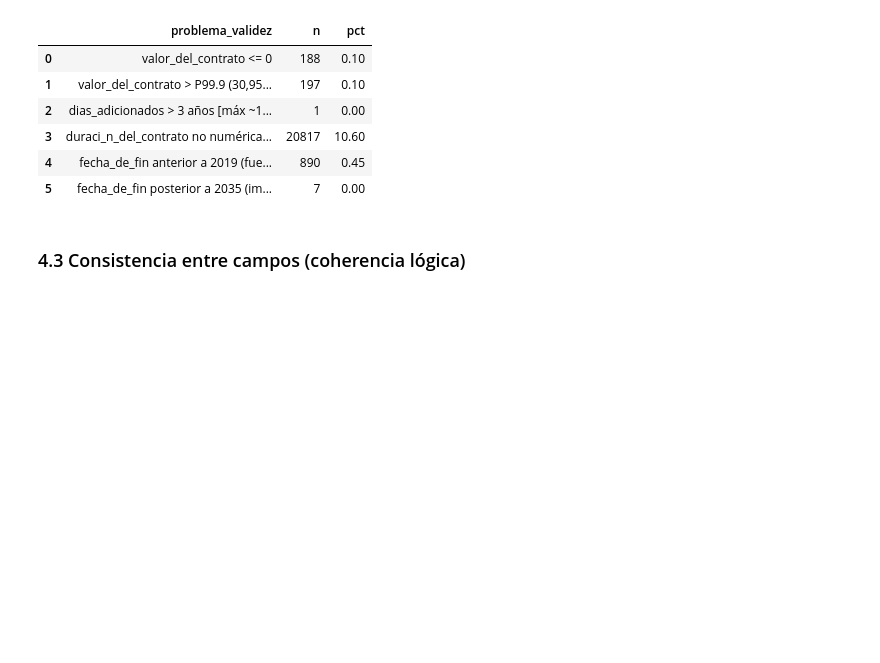
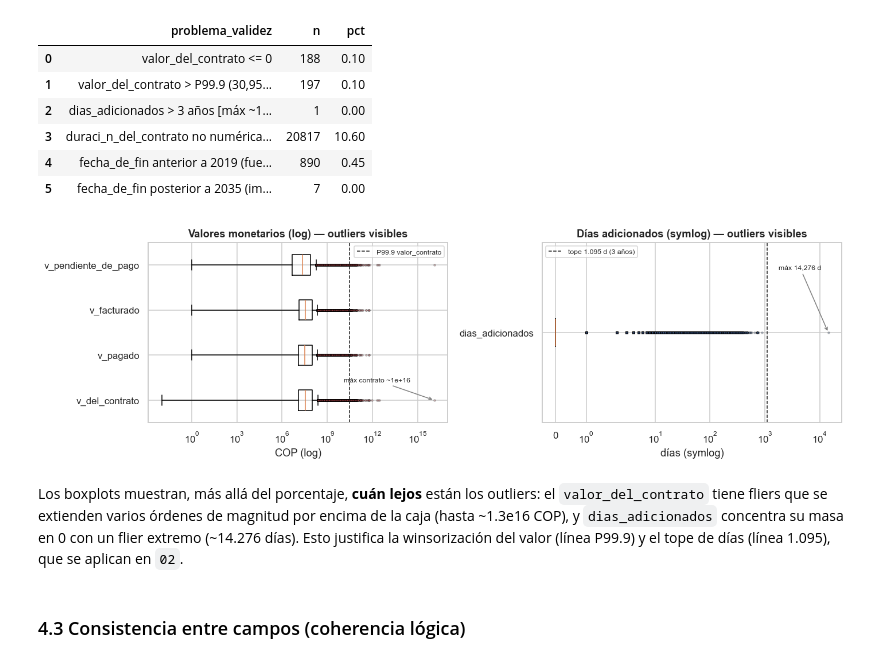
Before and after one commit to Danielfts/MINE-ciencia-de-datos, a Jupyter notebook: Taller 1/notebooks/01_entendimiento.ipynb, the cells around one changed output. Cells and saved outputs as stored; diff of their text form; code cells hidden in the pictures; blank space fills up the shorter version.

Commit message:
Taller 1: boxplot de outliers en 01 (valores monetarios log y dias_adicionados symlog)

```diff
--- a/Taller 1/notebooks/01_entendimiento.ipynb
+++ b/Taller 1/notebooks/01_entendimiento.ipynb
@@ -394,6 +394,39 @@ qa_val
 | 3 | duraci_n_del_contrato no numérica... | 20817 | 10.60 |
 | 4 | fecha_de_fin anterior a 2019 (fue... | 890 | 0.45 |
 | 5 | fecha_de_fin posterior a 2035 (im... | 7 | 0.00 |
+# %%
+# Boxplots que HACEN VISIBLES los outliers (no solo su %): fliers en escala log/symlog
+fig, axes = plt.subplots(1, 2, figsize=(13, 4))
+
+# (a) valores monetarios (COP) — escala log; se muestran solo positivos para la escala log
+money = ['valor_del_contrato', 'valor_pagado', 'valor_facturado', 'valor_pendiente_de_pago']
+datos = [df[c][df[c] > 0].values for c in money]
+axes[0].boxplot(datos, vert=False, tick_labels=[c.replace('valor_', 'v_') for c in money],
+                showfliers=True, flierprops=dict(marker='o', markersize=2, alpha=0.25, markerfacecolor='#C44E52'))
+axes[0].set_xscale('log')
+axes[0].axvline(df['valor_del_contrato'].quantile(0.999), color='k', ls='--', lw=1, label='P99.9 valor_contrato')
+axes[0].set_title('Valores monetarios (log) — outliers visibles'); axes[0].set_xlabel('COP (log)'); axes[0].legend(fontsize=8)
+axes[0].annotate(f'máx contrato ~{df["valor_del_contrato"].max():.0e}', xy=(df['valor_del_contrato'].max(), 1),
+                 xytext=(df['valor_del_contrato'].max()/1e6, 1.4), fontsize=8,
+                 arrowprops=dict(arrowstyle='->', color='gray'))
+
+# (b) dias_adicionados — symlog para ver el bulk en 0 y el flier extremo
+axes[1].boxplot(df['dias_adicionados'].values, vert=False, tick_labels=['dias_adicionados'],
+                showfliers=True, flierprops=dict(marker='o', markersize=2, alpha=0.25, markerfacecolor='#4C72B0'))
+axes[1].set_xscale('symlog')
+axes[1].axvline(365*3, color='k', ls='--', lw=1, label='tope 1.095 d (3 años)')
+axes[1].set_title('Días adicionados (symlog) — outliers visibles'); axes[1].set_xlabel('días (symlog)'); axes[1].legend(fontsize=8)
+axes[1].annotate(f'máx {df["dias_adicionados"].max():,} d', xy=(df['dias_adicionados'].max(), 1),
+                 xytext=(df['dias_adicionados'].max()/8, 1.35), fontsize=8,
+                 arrowprops=dict(arrowstyle='->', color='gray'))
+plt.tight_layout(); plt.savefig(f'{RUTA_FIGS}/01_outliers_boxplot.png', bbox_inches='tight'); plt.show()
+# %% [output]
+[figure, added]
+# %% [markdown]
+Los boxplots muestran, más allá del porcentaje, **cuán lejos** están los outliers: el `valor_del_contrato`
+tiene fliers que se extienden varios órdenes de magnitud por encima de la caja (hasta ~1.3e16 COP), y
+`dias_adicionados` concentra su masa en 0 con un flier extremo (~14.276 días). Esto justifica la winsorización
+del valor (línea P99.9) y el tope de días (línea 1.095), que se aplican en `02`.
 # %% [markdown]
 ### 4.3 Consistencia entre campos (coherencia lógica)
 # %%
```
Also changed, not shown: 1 other file.
